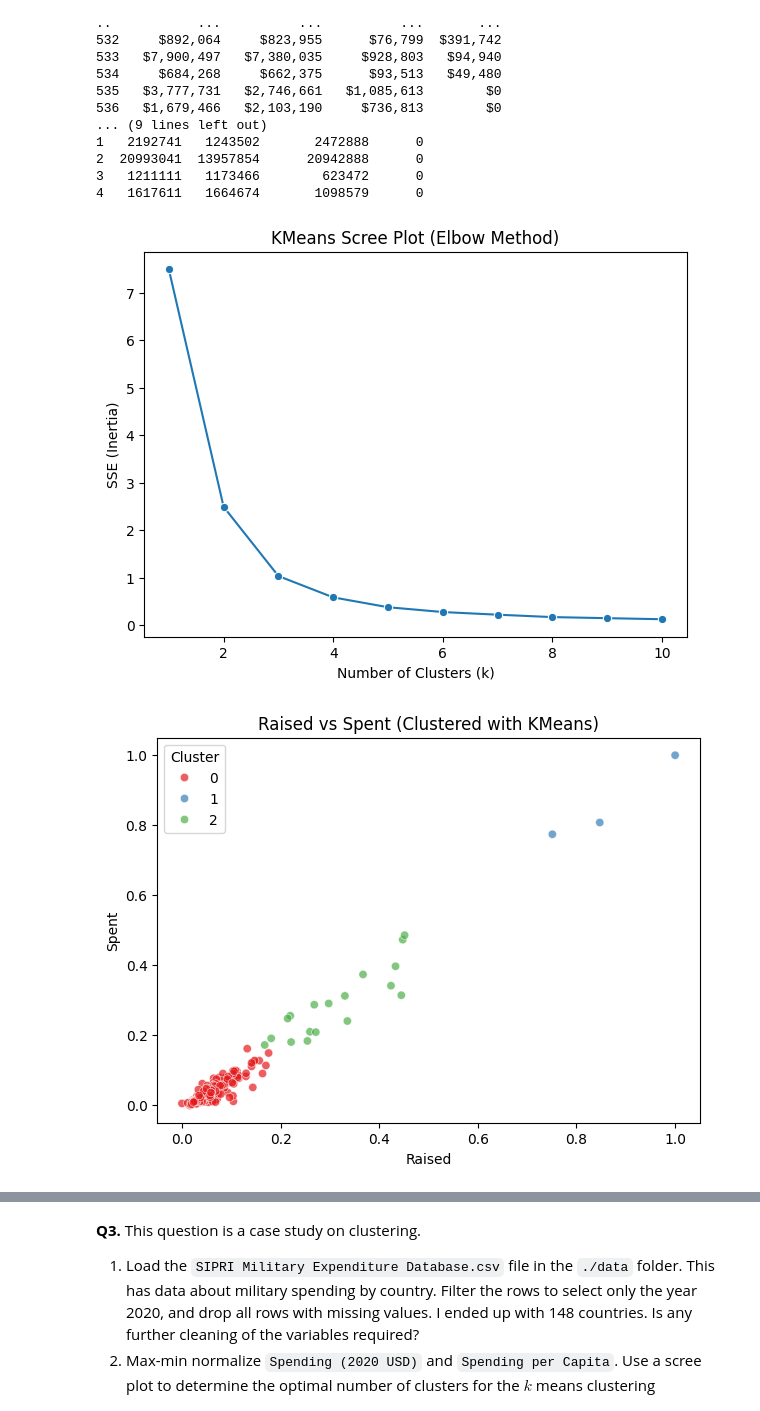
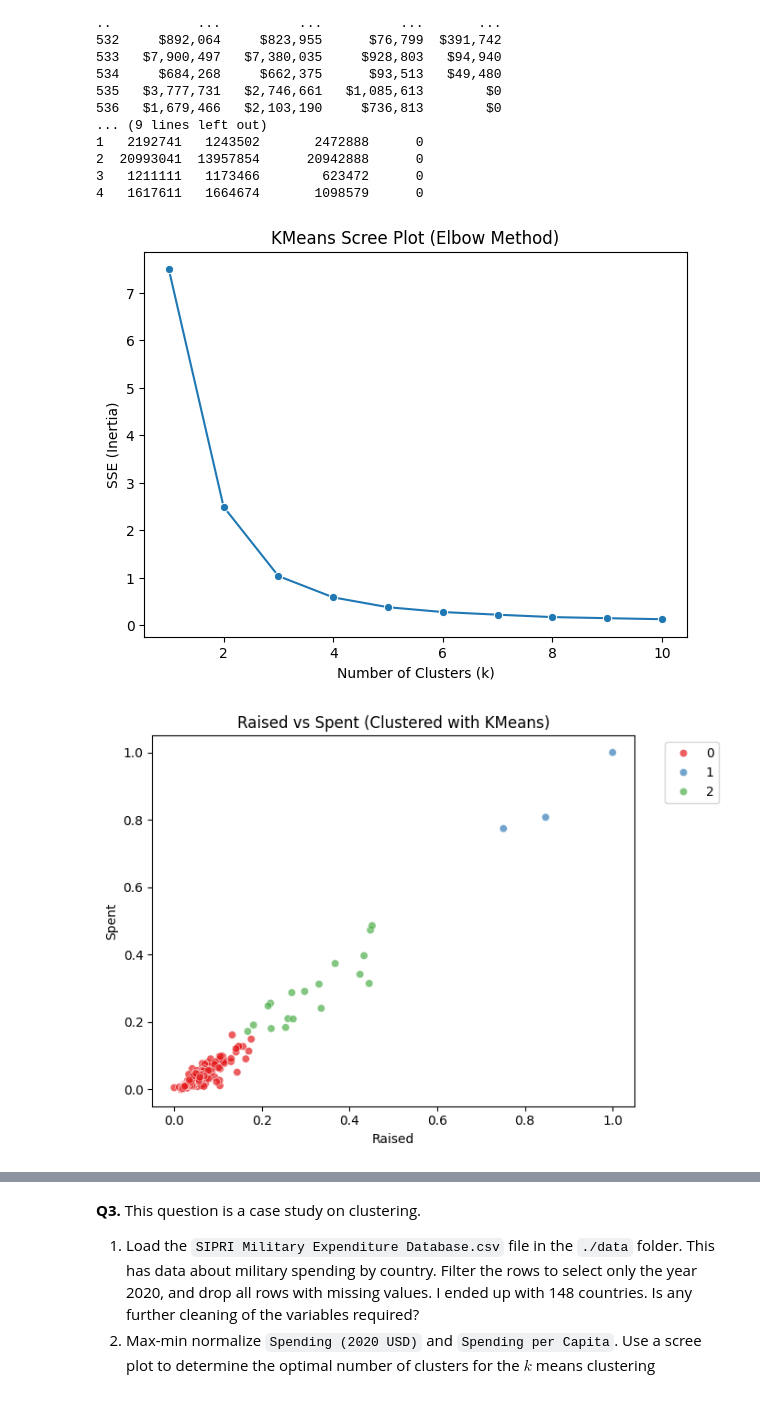
Before and after one commit to bburt26/clustering_assignment, a Jupyter notebook: assignment_clustering.ipynb, the cells around one changed output, grey strips where cells are left out. Drawn from its saved outputs; the diff is of its cells as text; code cells hidden in the pictures.

```diff
--- a/assignment_clustering.ipynb
+++ b/assignment_clustering.ipynb
@@ -211,7 +211,6 @@ print(election[money_cols].head())
 # of Raised against Spent and hue the dots by their cluster membership. What do you see?
 # Which politicians comprise the smallest two clusters? If necessary, look up some of these races to see how close they were.
 
-# --- 1. Max-min normalization ---
 money_cols = ['Raised', 'Spent']
 
 election_norm = election.copy()
@@ -221,43 +220,52 @@ for col in money_cols:
         (election_norm[col].max() - election_norm[col].min())
     )
 
-# --- 2. Scree plot (Elbow method) ---
 X = election_norm[money_cols].values
 k_bar = 10
 SSE = []
 
 for k in range(1, k_bar+1):
     model = KMeans(n_clusters=k, max_iter=300, n_init=10, random_state=0)
     model.fit(X)
     SSE.append(model.inertia_)
 
 plt.figure(figsize=(7,5))
 sns.lineplot(x=range(1, k_bar+1), y=SSE, marker="o")
 plt.title("KMeans Scree Plot (Elbow Method)")
 plt.xlabel("Number of Clusters (k)")
 plt.ylabel("SSE (Inertia)")
 plt.show()
 
-# --- 3. Cluster with chosen k (say k=3 for example) ---
-optimal_k = 3  # you should pick this based on the elbow
+optimal_k = 3
 kmeans = KMeans(n_clusters=optimal_k, max_iter=300, n_init=10, random_state=0)
 election_norm['Cluster'] = kmeans.fit_predict(X)
 
-# --- 4. Scatter plot of Raised vs Spent by cluster ---
 plt.figure(figsize=(7,5))
 sns.scatterplot(
     data=election_norm,
     x="Raised",
     y="Spent",
     hue="Cluster",
     palette="Set1",
     alpha=0.7
 )
 plt.title("Raised vs Spent (Clustered with KMeans)")
+plt.legend(bbox_to_anchor=(1.05, 1), loc='upper left')
+plt.tight_layout()
 plt.show()
+
+
+# When I make the Cluster with KMeans scatter plot, I see a largely linear
+# correlation between money spent and money earned. The density of data points decreased
+# as the amount raised increased. However, for all points, regardless of the amount
+# raised, they always resulted in a generally equal amount being spent. The high
+# concentration around in Cluster 0 where less money was spent indicates that
+# most candidates spent a similar amount on their campaigns as other candidates.
+# The density decreased for Clusters 1 and 2, but each generally followed the trend
+# of Cluster 0 as the amount raised roughly equalled the amount spent.
 # %% [output]
 [figure]
-[figure, old version]
+[figure, new version]
 # %%
 # 2.3 Repeat part 2, but for Cash on Hand and Debts.
 # Compare your results with part 2. Why might this be?
```
Also changed, not shown: parts of 3 cells of this notebook.
